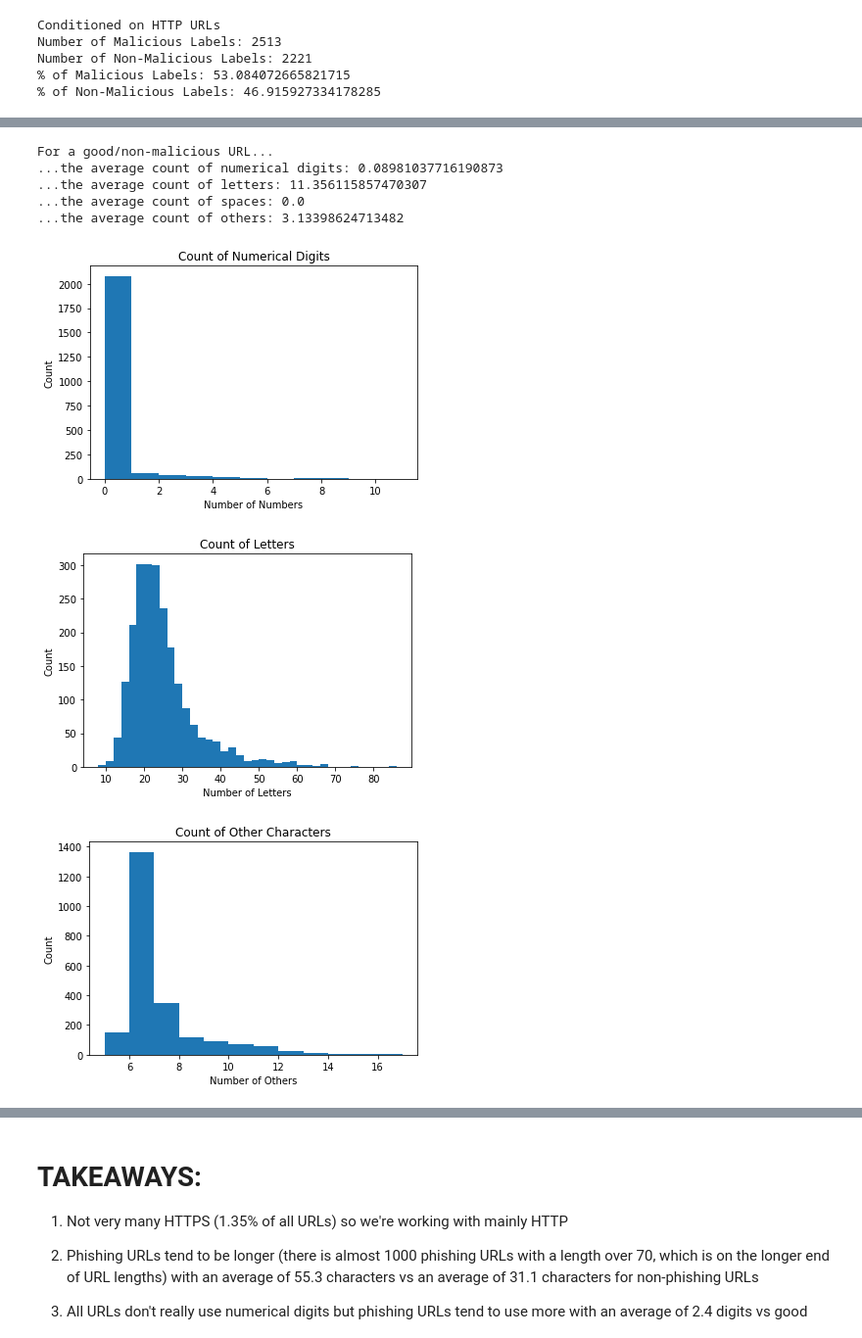
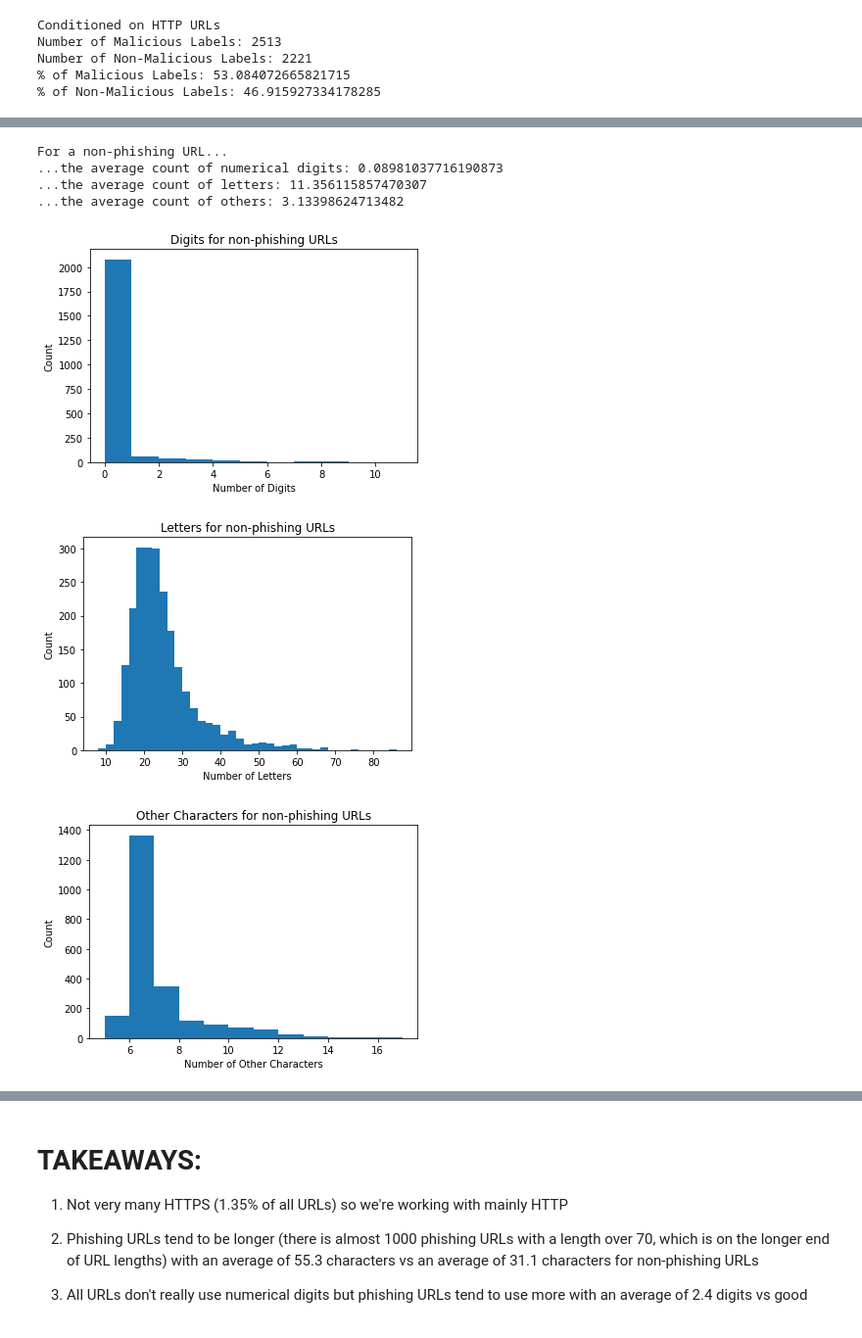
Before and after one commit to shawnrosofsky/MITREHackathonChallengeGroup, a Jupyter notebook: Jesse_Hackathon_Challenge.ipynb, the cells around one changed output, grey strips where cells are left out. Shown at 98% size. Drawn from its saved outputs; the diff is of its cells as text; code cells hidden in the pictures.

```diff
--- a/Jesse_Hackathon_Challenge.ipynb
+++ b/Jesse_Hackathon_Challenge.ipynb
@@ -368,45 +373,44 @@ for url in good_urls:
     url = url[:-3]
     n, l, s, o = get_char_counts(url)
     numbers.append(n)
     letters.append(l)
     spaces.append(s)
     others.append(o)
 
-print("For a good/non-malicious URL...")
+print("For a non-phishing URL...")
 print("...the average count of numerical digits:", sum(numbers)/len(urls))
 print("...the average count of letters:", sum(letters)/len(urls))
-print("...the average count of spaces:", sum(spaces)/len(urls))
+# print("...the average count of spaces:", sum(spaces)/len(urls))
 print("...the average count of others:", sum(others)/len(urls))
 
 binwidth = 1
 plt.hist(numbers, bins=range(min(numbers), max(numbers) + binwidth, binwidth))
-plt.title("Count of Numerical Digits")
-plt.xlabel("Number of Numbers")
+plt.title("Digits for non-phishing URLs")
+plt.xlabel("Number of Digits")
 plt.ylabel("Count")
 plt.show()
 
 binwidth = 2
 plt.hist(letters, bins=range(min(letters), max(letters) + binwidth, binwidth))
-plt.title("Count of Letters")
+plt.title("Letters for non-phishing URLs")
 plt.xlabel("Number of Letters")
 plt.ylabel("Count")
 plt.show()
 
 binwidth = 1
 plt.hist(others, bins=range(min(others), max(others) + binwidth, binwidth))
-plt.title("Count of Other Characters")
-plt.xlabel("Number of Others")
+plt.title("Other Characters for non-phishing URLs")
+plt.xlabel("Number of Other Characters")
 plt.ylabel("Count")
 plt.show()
 # %% [output]
-For a good/non-malicious URL...
+For a non-phishing URL...
 ...the average count of numerical digits: 0.08981037716190873
 ...the average count of letters: 11.356115857470307
-...the average count of spaces: 0.0
 ...the average count of others: 3.13398624713482
-[figure, old version]
+[figure, new version]
-[figure, old version]
+[figure, new version]
-[figure, old version]
+[figure, new version]
 # %%
 # for phishing/malicious URLs, inspecting character types/numerical breakdown
 numbers = []
```
Also changed, not shown: parts of 16 cells of this notebook.
